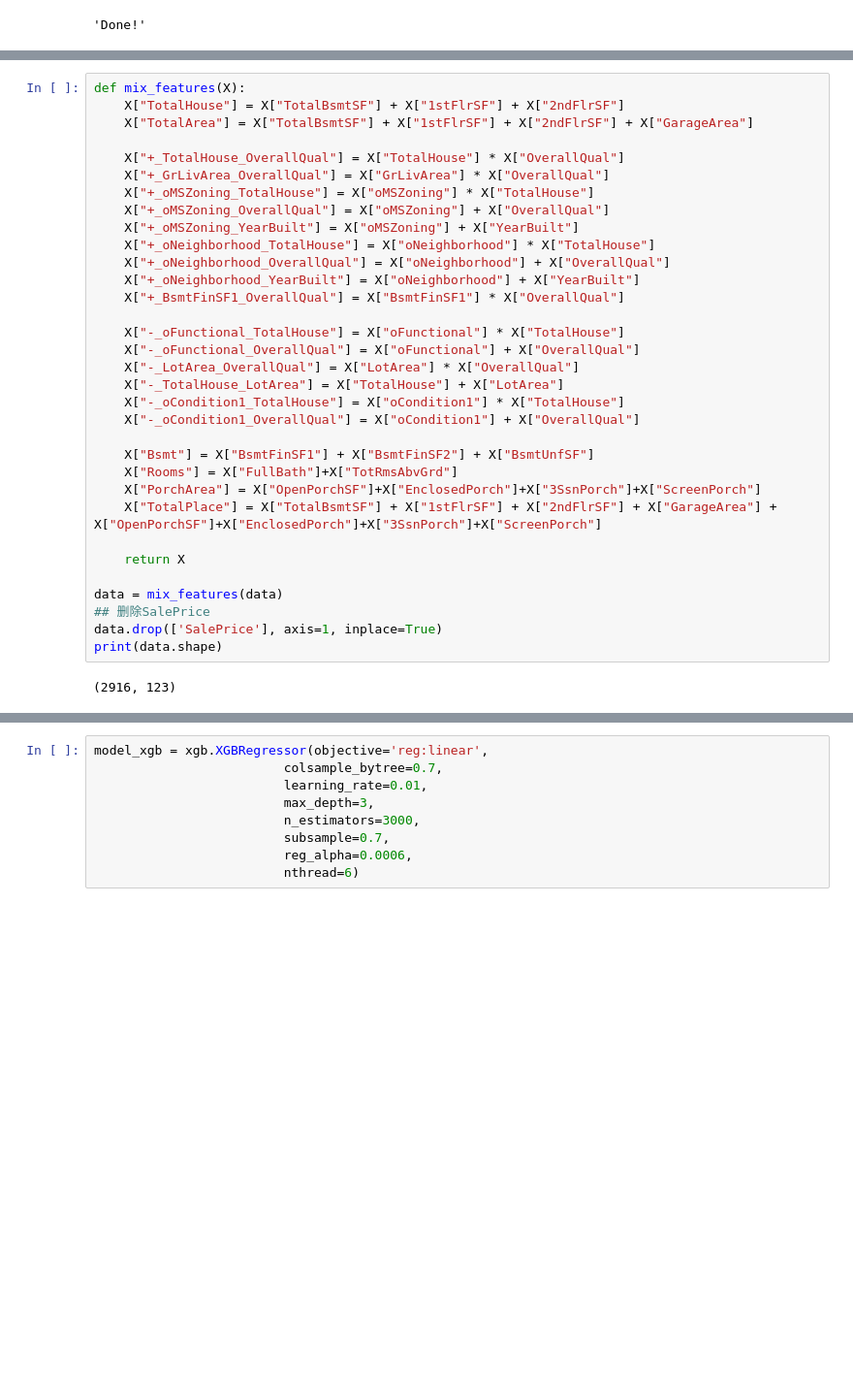
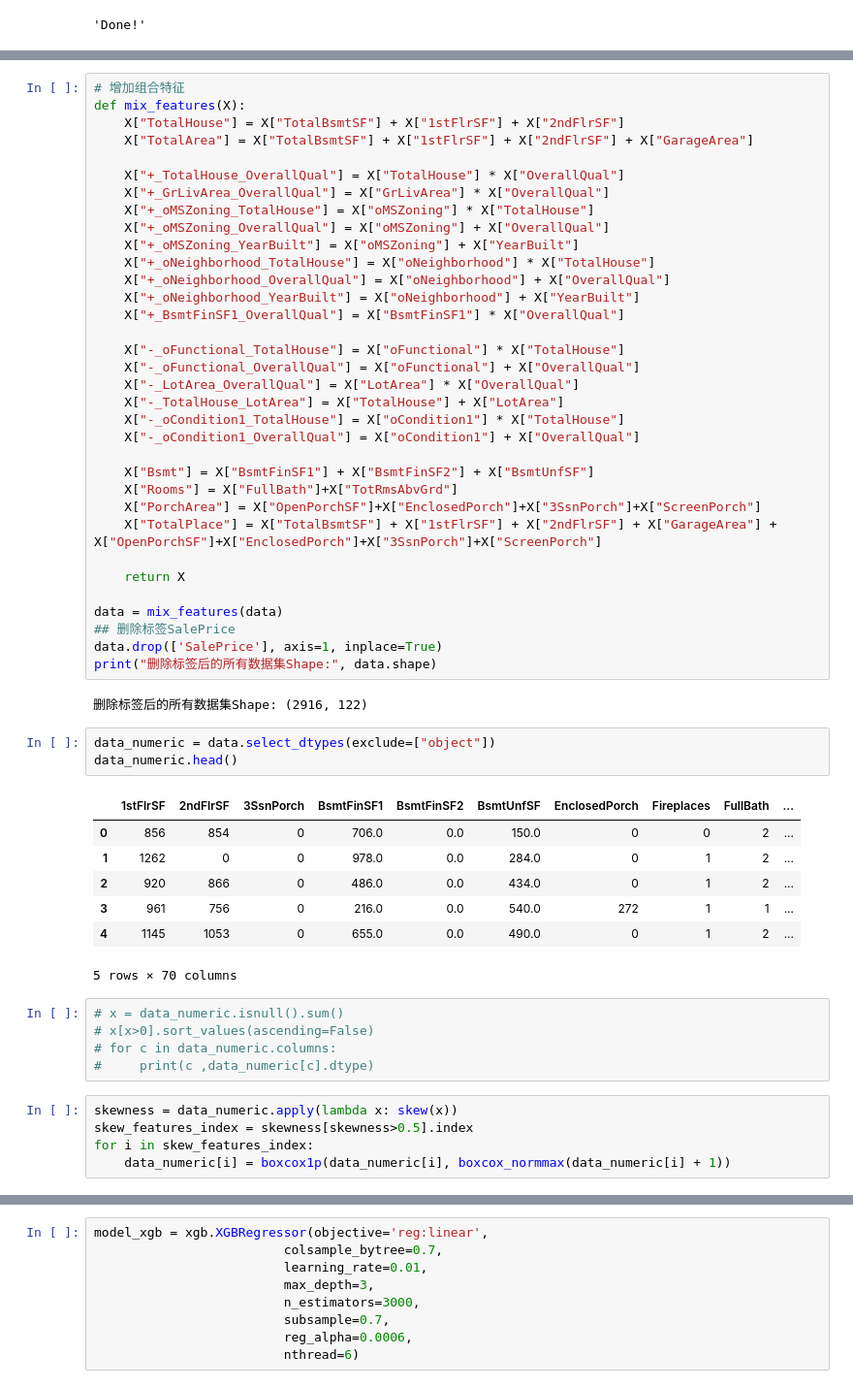
Before and after one commit to zingp/kaggle, a Jupyter notebook: LosAngelesHousePricesForecast/_1_LAHPF_data_preprocessng.ipynb, the cells around one changed output, grey strips where cells are left out. Shown at 97% size. Drawn from its saved outputs; the diff is of its cells as text; blank space fills up the shorter version.

```diff
--- a/LosAngelesHousePricesForecast/_1_LAHPF_data_preprocessng.ipynb
+++ b/LosAngelesHousePricesForecast/_1_LAHPF_data_preprocessng.ipynb
@@ -154,4 +190,5 @@ data["GarageYrBlt"] = lab.fit_transform(data["GarageYrBlt"])
 # %%
+# 增加组合特征
 def mix_features(X):
     X["TotalHouse"] = X["TotalBsmtSF"] + X["1stFlrSF"] + X["2ndFlrSF"]
     X["TotalArea"] = X["TotalBsmtSF"] + X["1stFlrSF"] + X["2ndFlrSF"] + X["GarageArea"]
@@ -181,8 +218,29 @@ def mix_features(X):
     return X
 
 data = mix_features(data)
-## 删除SalePrice
+## 删除标签SalePrice
 data.drop(['SalePrice'], axis=1, inplace=True)
-print(data.shape)
+print("删除标签后的所有数据集Shape:", data.shape)
 # %% [output]
-(2916, 123)
+删除标签后的所有数据集Shape: (2916, 122)
+# %%
+data_numeric = data.select_dtypes(exclude=["object"])
+data_numeric.head()
+# %% [output]
+|  | 1stFlrSF | 2ndFlrSF | 3SsnPorch | BsmtFinSF1 | BsmtFinSF2 | BsmtUnfSF | EnclosedPorch | Fireplaces | FullBath | ... |
+| 0 | 856 | 854 | 0 | 706.0 | 0.0 | 150.0 | 0 | 0 | 2 | ... |
+| 1 | 1262 | 0 | 0 | 978.0 | 0.0 | 284.0 | 0 | 1 | 2 | ... |
+| 2 | 920 | 866 | 0 | 486.0 | 0.0 | 434.0 | 0 | 1 | 2 | ... |
+| 3 | 961 | 756 | 0 | 216.0 | 0.0 | 540.0 | 272 | 1 | 1 | ... |
+| 4 | 1145 | 1053 | 0 | 655.0 | 0.0 | 490.0 | 0 | 1 | 2 | ... |
+5 rows × 70 columns
+# %%
+# x = data_numeric.isnull().sum()
+# x[x>0].sort_values(ascending=False)
+# for c in data_numeric.columns:
+#     print(c ,data_numeric[c].dtype)
+# %%
+skewness = data_numeric.apply(lambda x: skew(x))
+skew_features_index = skewness[skewness>0.5].index
+for i in skew_features_index:
+    data_numeric[i] = boxcox1p(data_numeric[i], boxcox_normmax(data_numeric[i] + 1))
```
Also changed, not shown: parts of 62 cells of this notebook.
